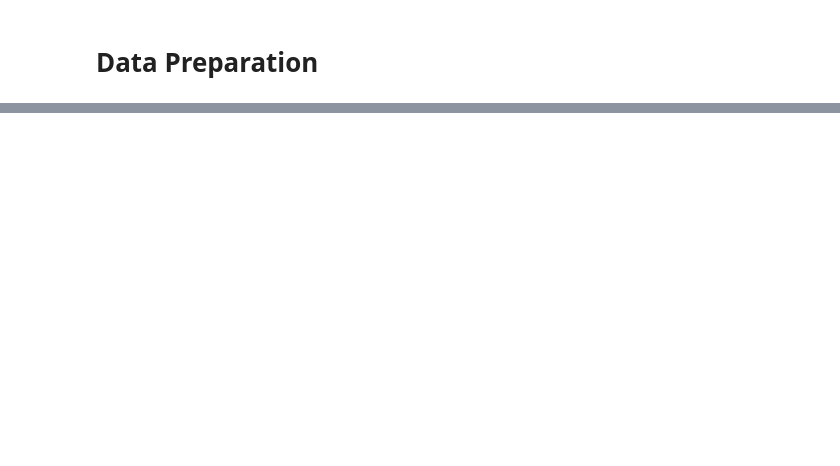
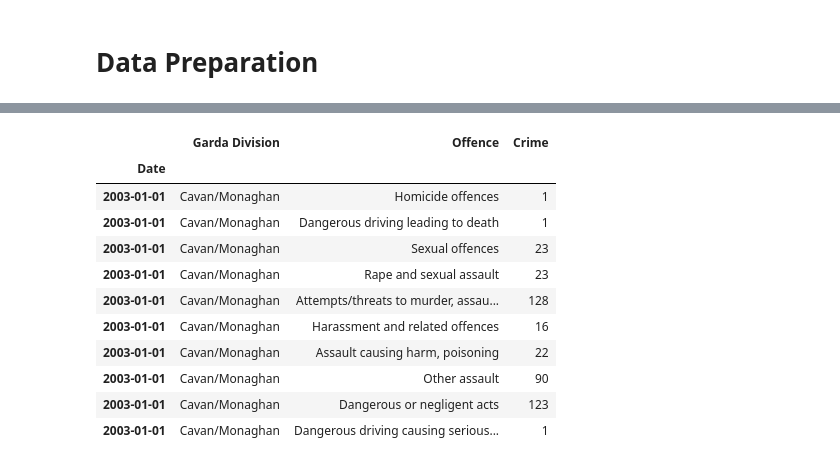
Before and after one commit to caio-moliveira/crime-prediction-using-forecasting-models, a Jupyter notebook: Capstone Project.ipynb, the cells around one changed output, grey strips where cells are left out. Cells and saved outputs as stored; diff of their text form; code cells hidden in the pictures; blank space fills up the shorter version.

```diff
--- a/Capstone Project.ipynb
+++ b/Capstone Project.ipynb
@@ -228,5 +287,18 @@ data.rename(columns = {'Type of Offence': 'Offence', 'VALUE': 'Crime'}, inplace=
 # %%
-data.head()
+data.head(10)
+# %% [output]
+|  | Garda Division | Offence | Crime |
+| Date |  |  |  |
+| 2003-01-01 | Cavan/Monaghan | Homicide offences | 1 |
+| 2003-01-01 | Cavan/Monaghan | Dangerous driving leading to death | 1 |
+| 2003-01-01 | Cavan/Monaghan | Sexual offences | 23 |
+| 2003-01-01 | Cavan/Monaghan | Rape and sexual assault | 23 |
+| 2003-01-01 | Cavan/Monaghan | Attempts/threats to murder, assau... | 128 |
+| 2003-01-01 | Cavan/Monaghan | Harassment and related offences | 16 |
+| 2003-01-01 | Cavan/Monaghan | Assault causing harm, poisoning | 22 |
+| 2003-01-01 | Cavan/Monaghan | Other assault | 90 |
+| 2003-01-01 | Cavan/Monaghan | Dangerous or negligent acts | 123 |
+| 2003-01-01 | Cavan/Monaghan | Dangerous driving causing serious... | 1 |
 # %%
 # Filter the data for "Theft from person" crimes in "D.M.R. North Central Garda Division"
 theft_from_person_data = data[
```
Also changed, not shown: parts of 13 cells of this notebook, 13 other files.
